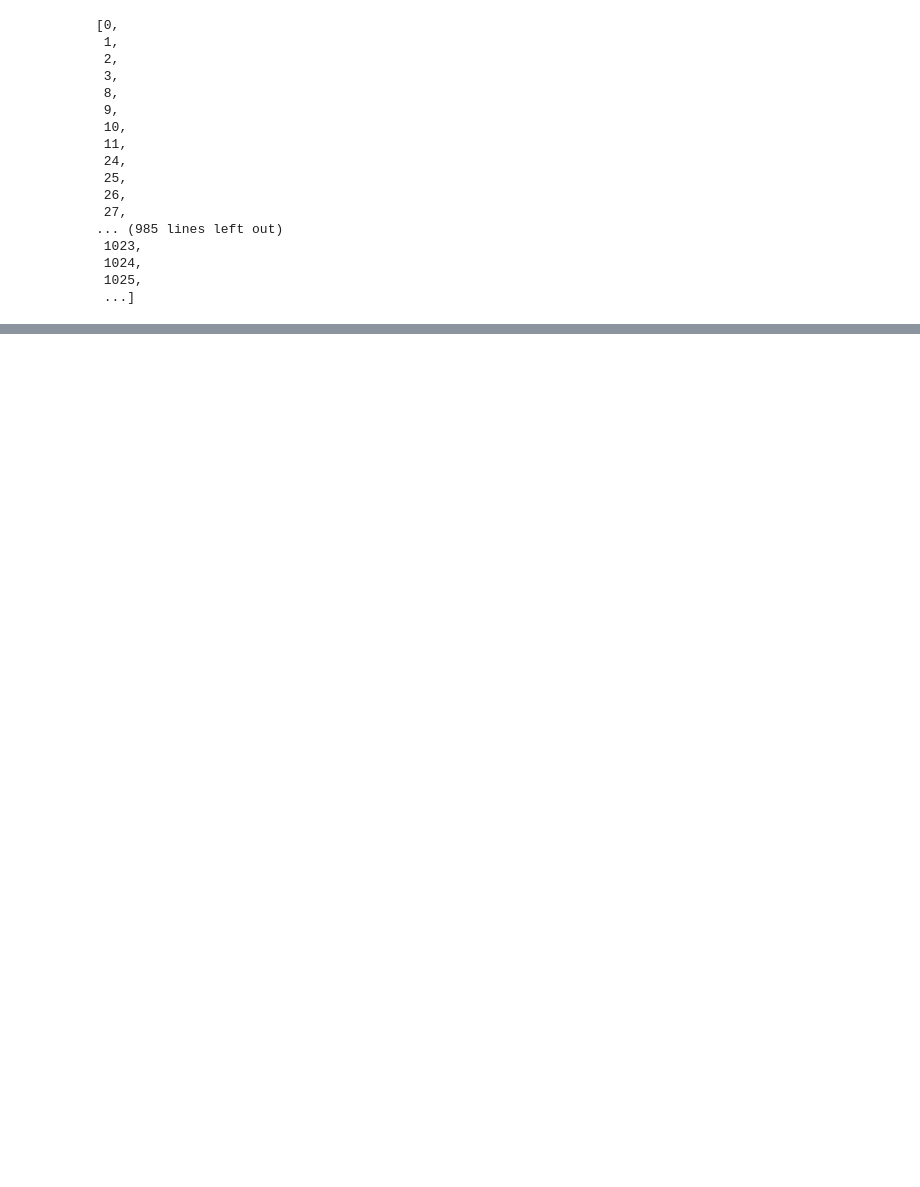
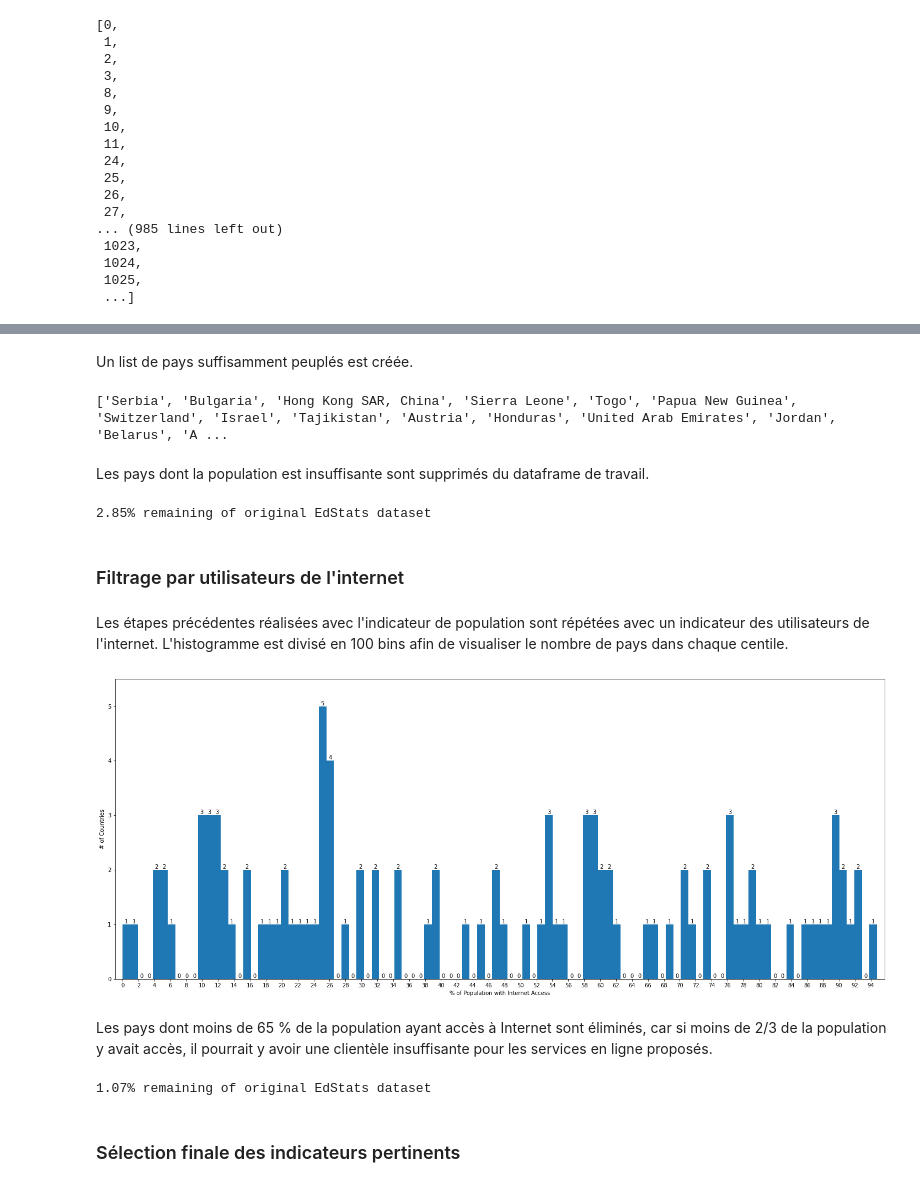
Before and after one commit to gabrielhermel/OC_DS_P2, a Jupyter notebook: Hermel_Gabriel_1_notebook_072022.ipynb, the cells around one changed output, grey strips where cells are left out. Cells and saved outputs as stored; diff of their text form; code cells hidden in the pictures; blank space fills up the shorter version.

```diff
--- a/Hermel_Gabriel_1_notebook_072022.ipynb
+++ b/Hermel_Gabriel_1_notebook_072022.ipynb
@@ -304,0 +329,3 @@ with pd.option_context('display.max_rows', None, 'display.max_columns', None): d
+# %%
+latest_pops_sorted = latest_pops.sort_values(ascending=True)
+latest_pops_sorted
@@ -304,0 +347,3 @@ with pd.option_context('display.max_rows', None, 'display.max_columns', None): d
+# %%
+latest_pops_sorted_trimmed = latest_pops_sorted.drop(latest_pops_sorted.index[0:111])
+latest_pops_sorted_trimmed
@@ -304,0 +363,54 @@ with pd.option_context('display.max_rows', None, 'display.max_columns', None): d
+# %% [markdown]
+Un list de pays suffisamment peuplés est créée.
+# %%
+list_high_pop_countries = latest_pops_sorted_trimmed.keys().tolist()
+print(list_high_pop_countries)
+# %% [output]
+['Serbia', 'Bulgaria', 'Hong Kong SAR, China', 'Sierra Leone', 'Togo', 'Papua New Guinea', 'Switzerland', 'Israel', 'Tajikistan', 'Austria', 'Honduras', 'United Arab Emirates', 'Jordan', 'Belarus', 'A ...
+# %% [markdown]
+Les pays dont la population est insuffisante sont supprimés du dataframe de travail.
+# %%
+edstats_suff_data_no_sex_region_high_pop = edstats_suff_data_no_sex[edstats_suff_data_no_sex['Country Name'].isin(list_high_pop_countries)]
+# %%
+compare_to_edstats(edstats_suff_data_no_sex_region_high_pop)
+# %% [output]
+2.85% remaining of original EdStats dataset
+# %% [markdown]
+### Filtrage par utilisateurs de l'internet <a class="anchor" id="filt_inet"></a>
+# %% [markdown]
+Les étapes précédentes réalisées avec l'indicateur de population sont répétées avec un indicateur des utilisateurs de l'internet. L'histogramme est divisé en 100 bins afin de visualiser le nombre de pays dans chaque centile.
+# %%
+inet_usr_pct = edstats_suff_data_no_sex_region_high_pop.loc[edstats_suff_data_no_sex_region_high_pop['Indicator Name'] == 'Internet users (per 100 people)']
+inet_usr_pct_matrix = inet_usr_pct.values.tolist()
+latest_inet_usr_pcts = {}
+for i in inet_usr_pct_matrix:
+    last_non_nan = 0.0
+    for j in i:
+        if not pd.isna(j):
+            last_non_nan = j
+    latest_inet_usr_pcts[i[0]] = last_non_nan
+latest_inet_usr_pcts = pd.Series(latest_inet_usr_pcts)
+plt.figure(figsize=(25, 10))
+values, bins, bars = plt.hist(latest_inet_usr_pcts, bins=100)
+plt.xlabel("% of Population with Internet Access")
+plt.ylabel("# of Countries")
+plt.xticks(np.arange(0, 100, 2.0))
+plt.bar_label(bars, fontsize=10)
+plt.margins(x=0.01, y=0.1)
+plt.show()
+# %% [output]
+[figure, added]
+# %% [markdown]
+Les pays dont moins de 65 % de la population ayant accès à Internet sont éliminés, car si moins de 2/3 de la population y avait accès, il pourrait y avoir une clientèle insuffisante pour les services en ligne proposés.
+# %%
+countries_insuff_inet_usrs = []
+for label, value in latest_inet_usr_pcts.iteritems():
+    if value < 65.0:
+        countries_insuff_inet_usrs.append(label)
+edstats_suff_data_inet_no_sex_region_high_pop = \
+    edstats_suff_data_no_sex_region_high_pop[~edstats_suff_data_no_sex_region_high_pop['Country Name'].isin(countries_insuff_inet_usrs)]
+compare_to_edstats(edstats_suff_data_inet_no_sex_region_high_pop)
+# %% [output]
+1.07% remaining of original EdStats dataset
+# %% [markdown]
+### Sélection finale des indicateurs pertinents <a class="anchor" id="selec_indic"></a>
```
Also changed, not shown: parts of 47 cells of this notebook, 4 other files.
